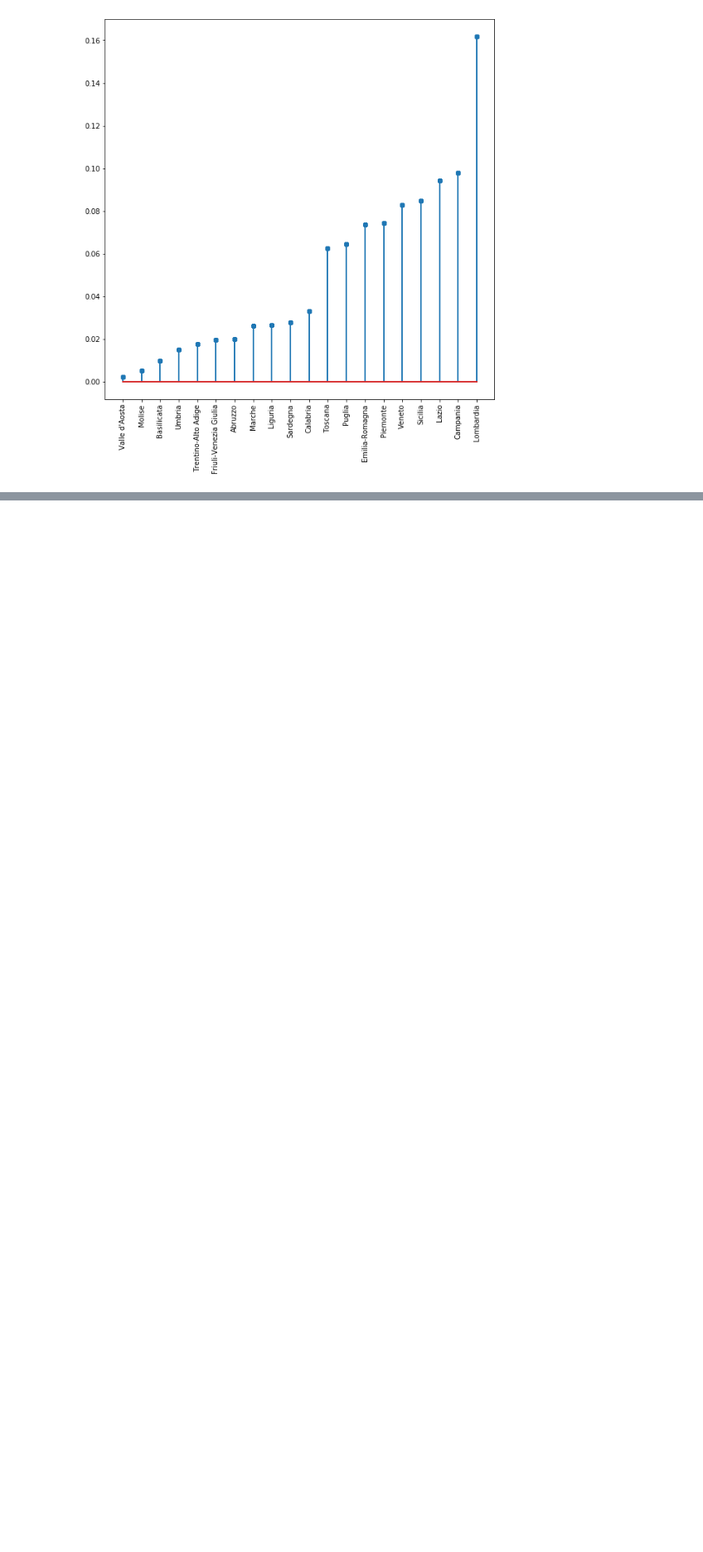
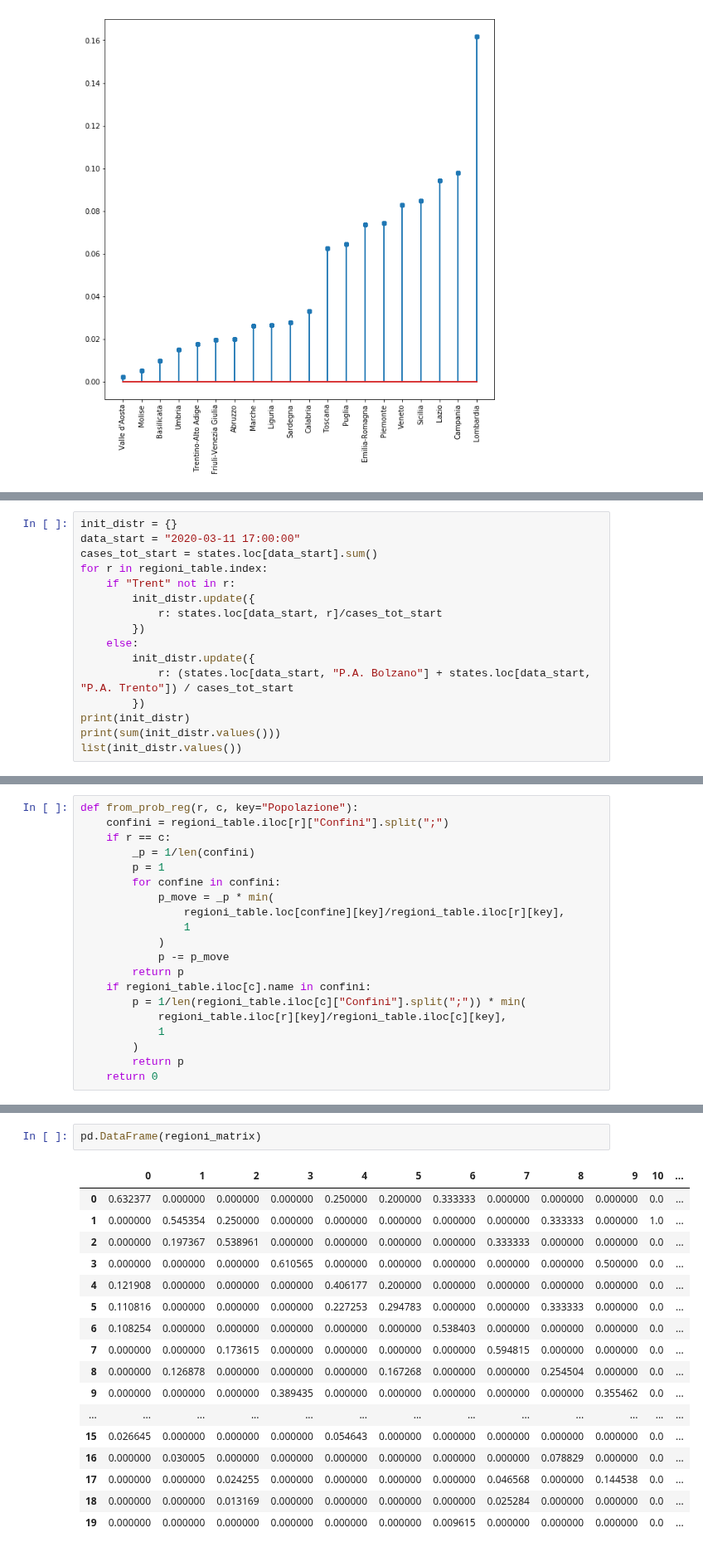
Before and after one commit to maxdevblock/covid-19-italy, a Jupyter notebook: OLD/accadere/matrix.ipynb, the cells around one changed output, grey strips where cells are left out. Shown at 83% size. Cells and saved outputs as stored; diff of their text form; blank space fills up the shorter version.

```diff
--- a/OLD/accadere/matrix.ipynb
+++ b/OLD/accadere/matrix.ipynb
@@ -398,0 +508,16 @@ dict_keys(["Valle d'Aosta", 'Molise', 'Basilicata', 'Umbria', 'Trentino-Alto Adi
+# %%
+init_distr = {}
+data_start = "2020-03-11 17:00:00"
+cases_tot_start = states.loc[data_start].sum()
+for r in regioni_table.index:
+    if "Trent" not in r:
+        init_distr.update({
+            r: states.loc[data_start, r]/cases_tot_start
+        })
+    else:
+        init_distr.update({
+            r: (states.loc[data_start, "P.A. Bolzano"] + states.loc[data_start, "P.A. Trento"]) / cases_tot_start
+        })
+print(init_distr)
+print(sum(init_distr.values()))
+list(init_distr.values())
@@ -398,0 +547,20 @@ dict_keys(["Valle d'Aosta", 'Molise', 'Basilicata', 'Umbria', 'Trentino-Alto Adi
+# %%
+def from_prob_reg(r, c, key="Popolazione"):
+    confini = regioni_table.iloc[r]["Confini"].split(";")
+    if r == c:
+        _p = 1/len(confini)
+        p = 1
+        for confine in confini:
+            p_move = _p * min(
+                regioni_table.loc[confine][key]/regioni_table.iloc[r][key],
+                1
+            )
+            p -= p_move
+        return p
+    if regioni_table.iloc[c].name in confini:
+        p = 1/len(regioni_table.iloc[c]["Confini"].split(";")) * min(
+            regioni_table.iloc[r][key]/regioni_table.iloc[c][key],
+            1
+        )
+        return p
+    return 0
@@ -398,0 +572,20 @@ dict_keys(["Valle d'Aosta", 'Molise', 'Basilicata', 'Umbria', 'Trentino-Alto Adi
+# %%
+pd.DataFrame(regioni_matrix)
+# %% [output]
+|  | 0 | 1 | 2 | 3 | 4 | 5 | 6 | 7 | 8 | 9 | 10 | ... |
+| 0 | 0.632377 | 0.000000 | 0.000000 | 0.000000 | 0.250000 | 0.200000 | 0.333333 | 0.000000 | 0.000000 | 0.000000 | 0.0 | ... |
+| 1 | 0.000000 | 0.545354 | 0.250000 | 0.000000 | 0.000000 | 0.000000 | 0.000000 | 0.000000 | 0.333333 | 0.000000 | 1.0 | ... |
+| 2 | 0.000000 | 0.197367 | 0.538961 | 0.000000 | 0.000000 | 0.000000 | 0.000000 | 0.333333 | 0.000000 | 0.000000 | 0.0 | ... |
+| 3 | 0.000000 | 0.000000 | 0.000000 | 0.610565 | 0.000000 | 0.000000 | 0.000000 | 0.000000 | 0.000000 | 0.500000 | 0.0 | ... |
+| 4 | 0.121908 | 0.000000 | 0.000000 | 0.000000 | 0.406177 | 0.200000 | 0.000000 | 0.000000 | 0.000000 | 0.000000 | 0.0 | ... |
+| 5 | 0.110816 | 0.000000 | 0.000000 | 0.000000 | 0.227253 | 0.294783 | 0.000000 | 0.000000 | 0.333333 | 0.000000 | 0.0 | ... |
+| 6 | 0.108254 | 0.000000 | 0.000000 | 0.000000 | 0.000000 | 0.000000 | 0.538403 | 0.000000 | 0.000000 | 0.000000 | 0.0 | ... |
+| 7 | 0.000000 | 0.000000 | 0.173615 | 0.000000 | 0.000000 | 0.000000 | 0.000000 | 0.594815 | 0.000000 | 0.000000 | 0.0 | ... |
+| 8 | 0.000000 | 0.126878 | 0.000000 | 0.000000 | 0.000000 | 0.167268 | 0.000000 | 0.000000 | 0.254504 | 0.000000 | 0.0 | ... |
+| 9 | 0.000000 | 0.000000 | 0.000000 | 0.389435 | 0.000000 | 0.000000 | 0.000000 | 0.000000 | 0.000000 | 0.355462 | 0.0 | ... |
+| ... | ... | ... | ... | ... | ... | ... | ... | ... | ... | ... | ... | ... |
+| 15 | 0.026645 | 0.000000 | 0.000000 | 0.000000 | 0.054643 | 0.000000 | 0.000000 | 0.000000 | 0.000000 | 0.000000 | 0.0 | ... |
+| 16 | 0.000000 | 0.030005 | 0.000000 | 0.000000 | 0.000000 | 0.000000 | 0.000000 | 0.000000 | 0.078829 | 0.000000 | 0.0 | ... |
+| 17 | 0.000000 | 0.000000 | 0.024255 | 0.000000 | 0.000000 | 0.000000 | 0.000000 | 0.046568 | 0.000000 | 0.144538 | 0.0 | ... |
+| 18 | 0.000000 | 0.000000 | 0.013169 | 0.000000 | 0.000000 | 0.000000 | 0.000000 | 0.025284 | 0.000000 | 0.000000 | 0.0 | ... |
+| 19 | 0.000000 | 0.000000 | 0.000000 | 0.000000 | 0.000000 | 0.000000 | 0.009615 | 0.000000 | 0.000000 | 0.000000 | 0.0 | ... |
```
Also changed, not shown: parts of 19 cells of this notebook, 2 other files.
